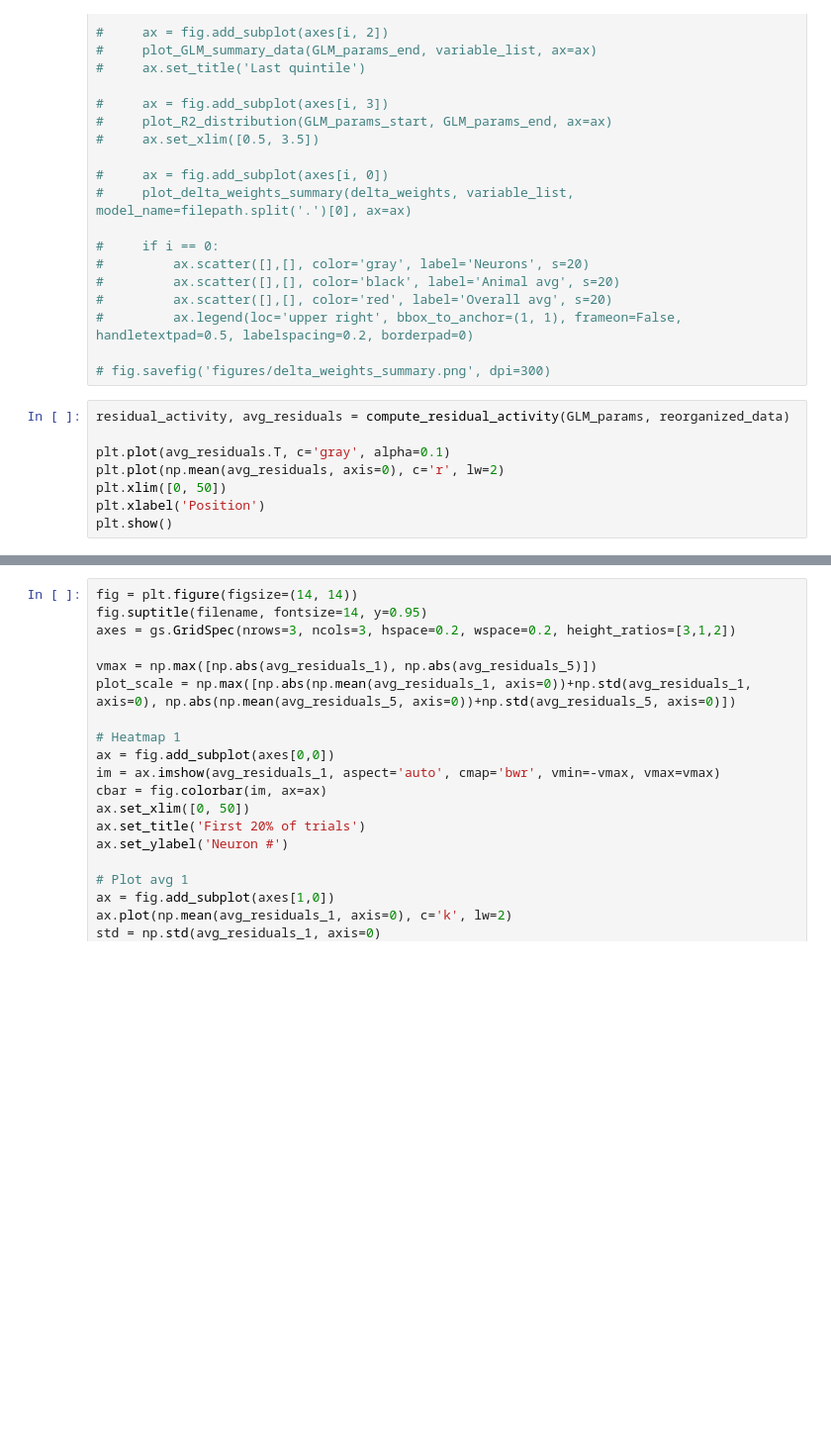
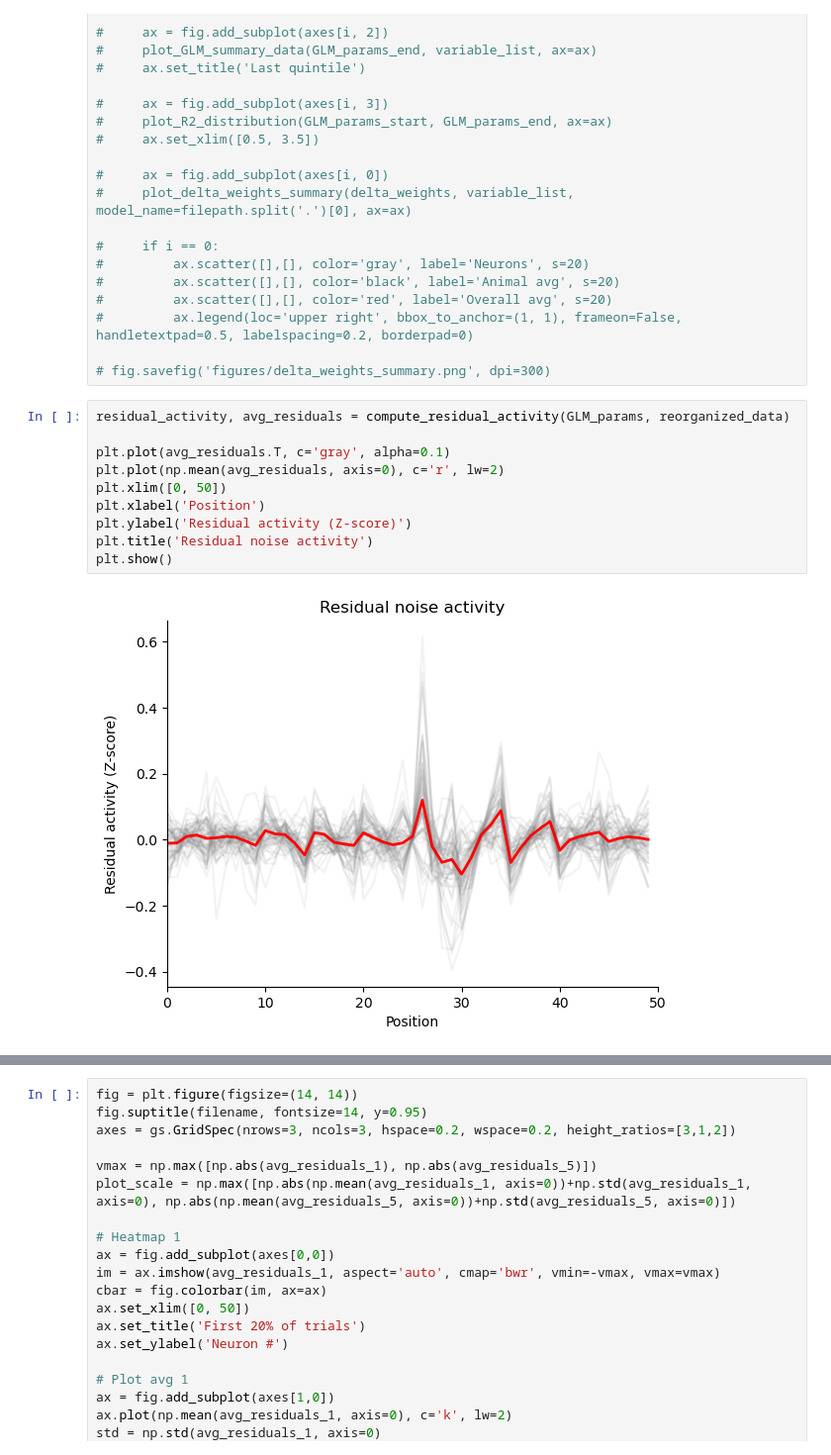
Before and after one commit to Milstein-Lab/CA1-interneuron-GLM, a Jupyter notebook: notebooks/GLM_analysis_scratchpad2.ipynb, the cells around one changed output, grey strips where cells are left out. Shown: that part at 99% size. Cells and saved outputs as stored; diff of their text form; blank space fills up the shorter version.

```diff
--- a/notebooks/GLM_analysis_scratchpad2.ipynb
+++ b/notebooks/GLM_analysis_scratchpad2.ipynb
@@ -81,8 +81,12 @@ plot_combined_figure(reorganized_data, GLM_params, variable_list, model_name=fil
 # %%
 residual_activity, avg_residuals = compute_residual_activity(GLM_params, reorganized_data)
 
 plt.plot(avg_residuals.T, c='gray', alpha=0.1)
 plt.plot(np.mean(avg_residuals, axis=0), c='r', lw=2)
 plt.xlim([0, 50])
 plt.xlabel('Position')
+plt.ylabel('Residual activity (Z-score)')
+plt.title('Residual noise activity')
 plt.show()
+# %% [output]
+[figure, added]
```
Also changed, not shown: parts of 9 cells of this notebook, 1 other file.
